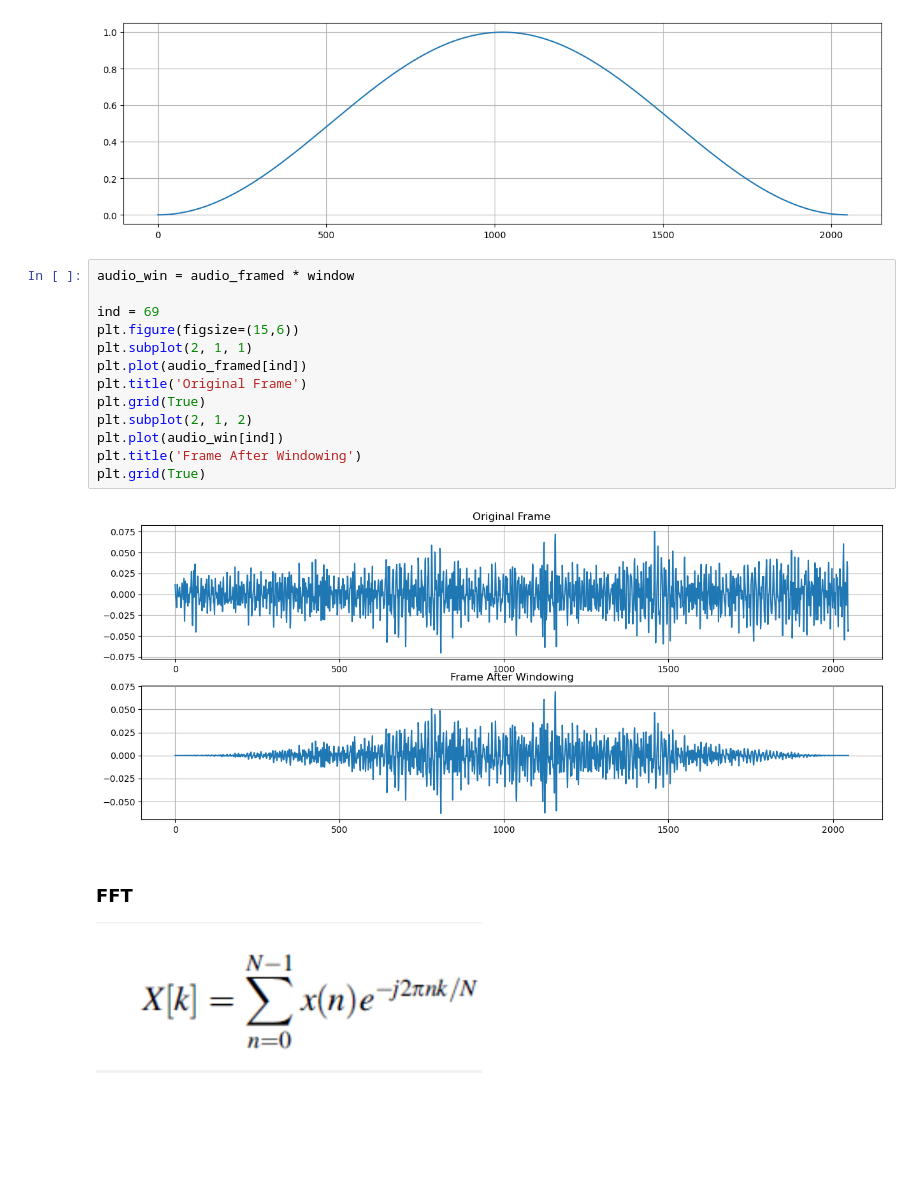
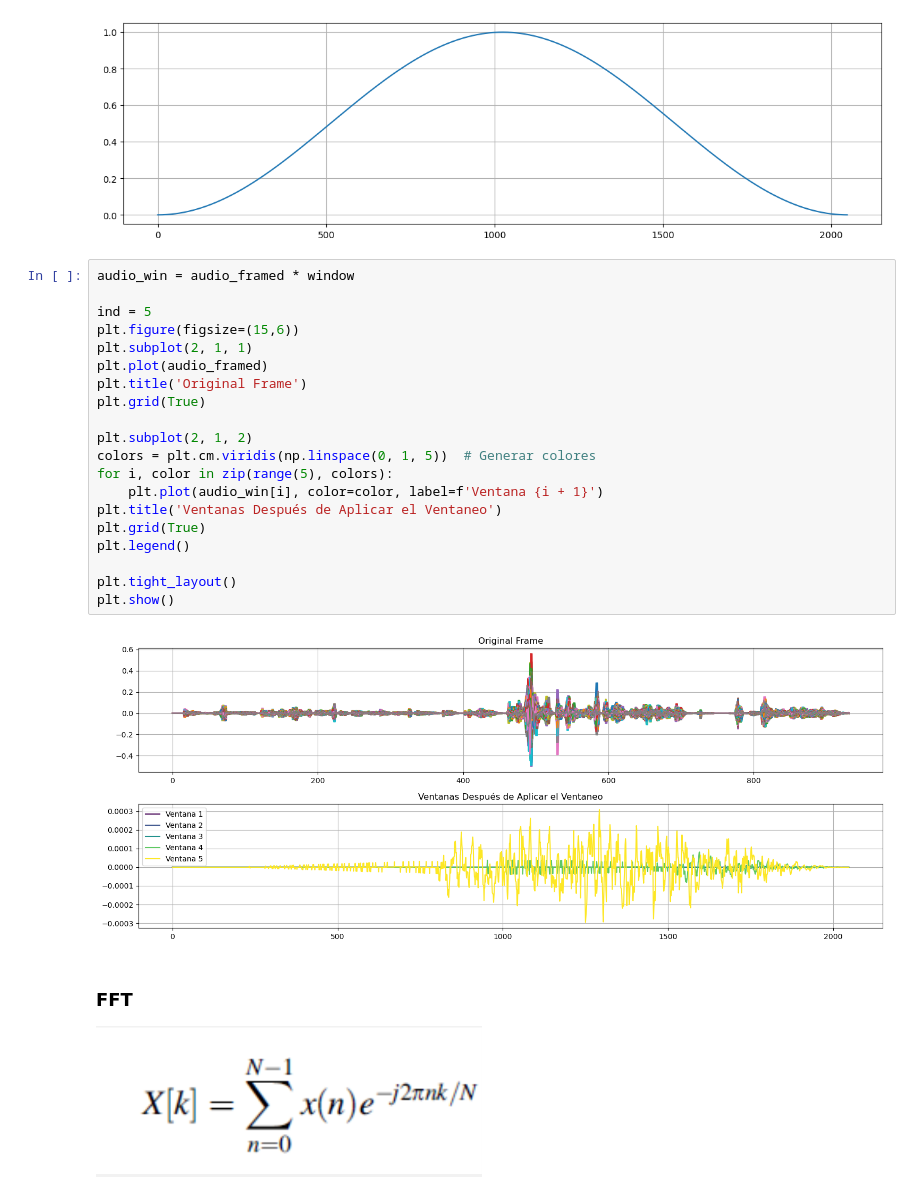
Before and after one commit to PhilipSanM/AI_L0v3rs, a Jupyter notebook: AI_Eng/SpeechRecognition/AcusticFront_End_VQ/MFCC.ipynb, the cells around one changed output. Saved outputs shown, nothing was run; the diff lists cells and outputs as text; blank space fills up the shorter version.

```diff
--- a/AI_Eng/SpeechRecognition/AcusticFront_End_VQ/MFCC.ipynb
+++ b/AI_Eng/SpeechRecognition/AcusticFront_End_VQ/MFCC.ipynb
@@ -124,18 +124,25 @@ plt.grid(True)
 # %%
 audio_win = audio_framed * window
 
-ind = 69
+ind = 5
 plt.figure(figsize=(15,6))
 plt.subplot(2, 1, 1)
-plt.plot(audio_framed[ind])
+plt.plot(audio_framed)
 plt.title('Original Frame')
 plt.grid(True)
+
 plt.subplot(2, 1, 2)
-plt.plot(audio_win[ind])
-plt.title('Frame After Windowing')
+colors = plt.cm.viridis(np.linspace(0, 1, 5))  # Generar colores
+for i, color in zip(range(5), colors):
+    plt.plot(audio_win[i], color=color, label=f'Ventana {i + 1}')
+plt.title('Ventanas Después de Aplicar el Ventaneo')
 plt.grid(True)
+plt.legend()
+
+plt.tight_layout()
+plt.show()
 # %% [output]
-[figure, old version]
+[figure, new version]
 # %% [markdown]
 ### FFT
 ![{BB791F46-691D-48DC-AC32-C1C71F3A18ED}.png](attachment:9d9ab320-56ba-47d6-bddb-b4a7613d1115.png)
```
Also changed, not shown: parts of 3 cells of this notebook, 1 other file.
